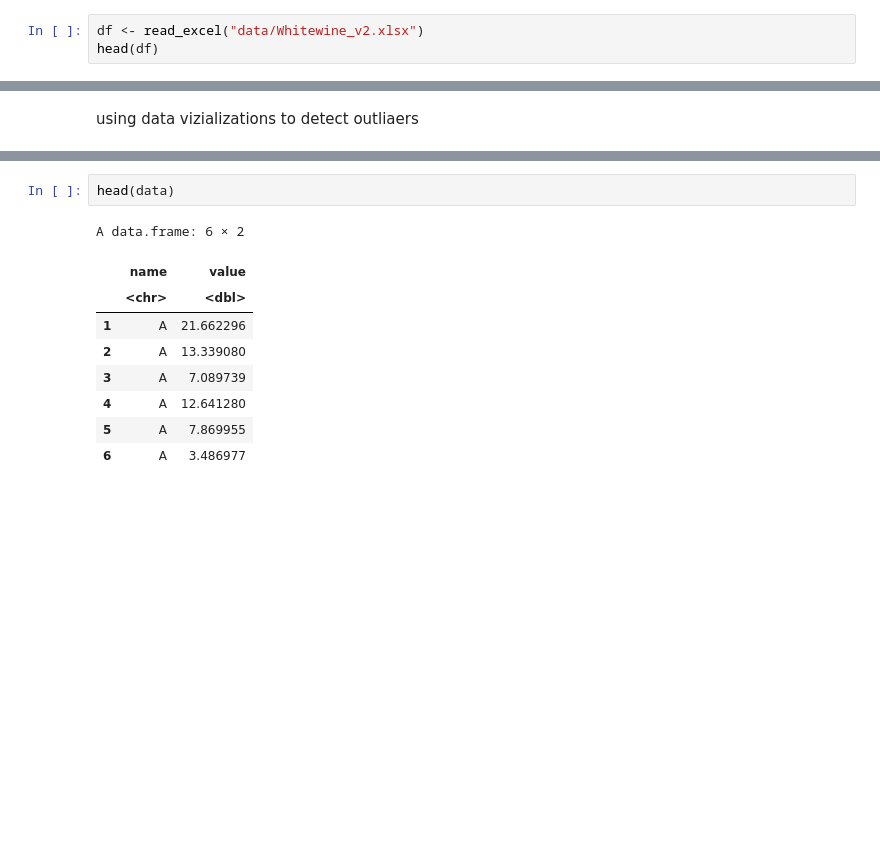
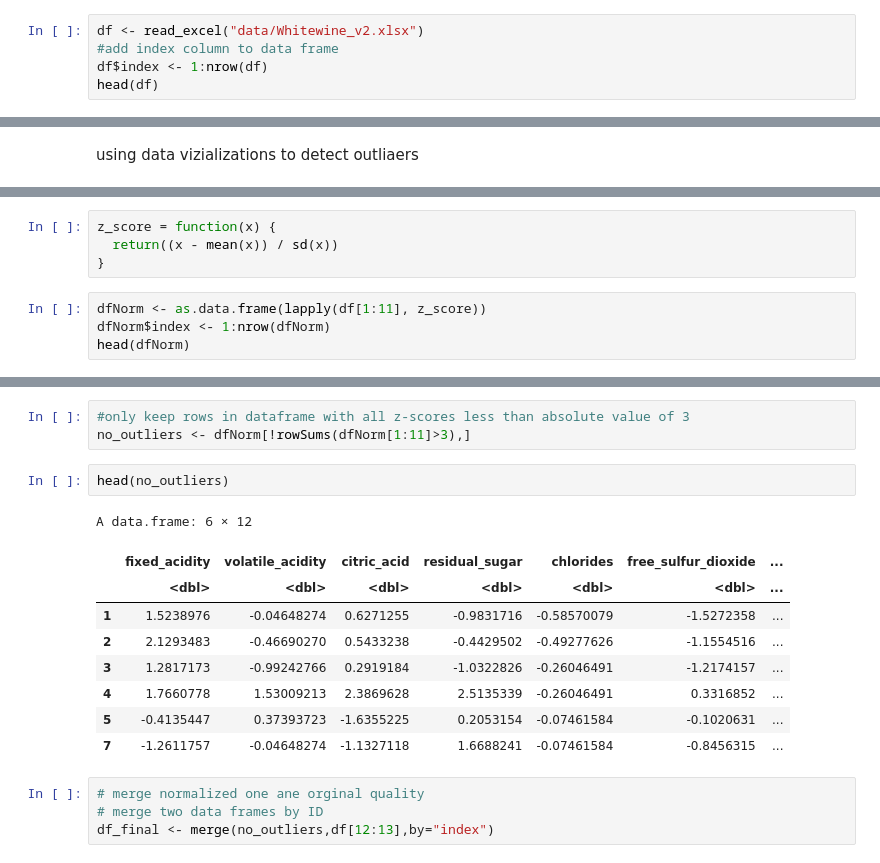
Before and after one commit to Saranga99/DM-ML, a Jupyter notebook: coursework/CW_Q1.ipynb, the cells around one changed output, grey strips where cells are left out. Drawn from its saved outputs; the diff is of its cells as text; blank space fills up the shorter version.

```diff
--- a/coursework/CW_Q1.ipynb
+++ b/coursework/CW_Q1.ipynb
@@ -21,5 +39,7 @@ library(viridis)
 # Loading Dataset
 # %%
 df <- read_excel("data/Whitewine_v2.xlsx")
+#add index column to data frame
+df$index <- 1:nrow(df)
 head(df)
 # %% [output]
@@ -93,0 +129,8 @@ data <- data.frame(
+# %%
+z_score = function(x) {
+  return((x - mean(x)) / sd(x))
+}
+# %%
+dfNorm <- as.data.frame(lapply(df[1:11], z_score))
+dfNorm$index <- 1:nrow(dfNorm)
+head(dfNorm)
@@ -94,12 +167,19 @@ data <- data.frame(
+# %%
+#only keep rows in dataframe with all z-scores less than absolute value of 3
+no_outliers <- dfNorm[!rowSums(dfNorm[1:11]>3),]
 # %%
-head(data)
+head(no_outliers)
 # %% [output]
-A data.frame: 6 × 2
+A data.frame: 6 × 12
-|  | name | value |
-|  | <chr> | <dbl> |
-| 1 | A | 21.662296 |
-| 2 | A | 13.339080 |
-| 3 | A | 7.089739 |
-| 4 | A | 12.641280 |
-| 5 | A | 7.869955 |
-| 6 | A | 3.486977 |
+|  | fixed_acidity | volatile_acidity | citric_acid | residual_sugar | chlorides | free_sulfur_dioxide | ... |
+|  | <dbl> | <dbl> | <dbl> | <dbl> | <dbl> | <dbl> | ... |
+| 1 | 1.5238976 | -0.04648274 | 0.6271255 | -0.9831716 | -0.58570079 | -1.5272358 | ... |
+| 2 | 2.1293483 | -0.46690270 | 0.5433238 | -0.4429502 | -0.49277626 | -1.1554516 | ... |
+| 3 | 1.2817173 | -0.99242766 | 0.2919184 | -1.0322826 | -0.26046491 | -1.2174157 | ... |
+| 4 | 1.7660778 | 1.53009213 | 2.3869628 | 2.5135339 | -0.26046491 | 0.3316852 | ... |
+| 5 | -0.4135447 | 0.37393723 | -1.6355225 | 0.2053154 | -0.07461584 | -0.1020631 | ... |
+| 7 | -1.2611757 | -0.04648274 | -1.1327118 | 1.6688241 | -0.07461584 | -0.8456315 | ... |
+# %%
+# merge normalized one ane orginal quality
+# merge two data frames by ID
+df_final <- merge(no_outliers,df[12:13],by="index")
```
Also changed, not shown: parts of 19 cells of this notebook, 15 other files.
